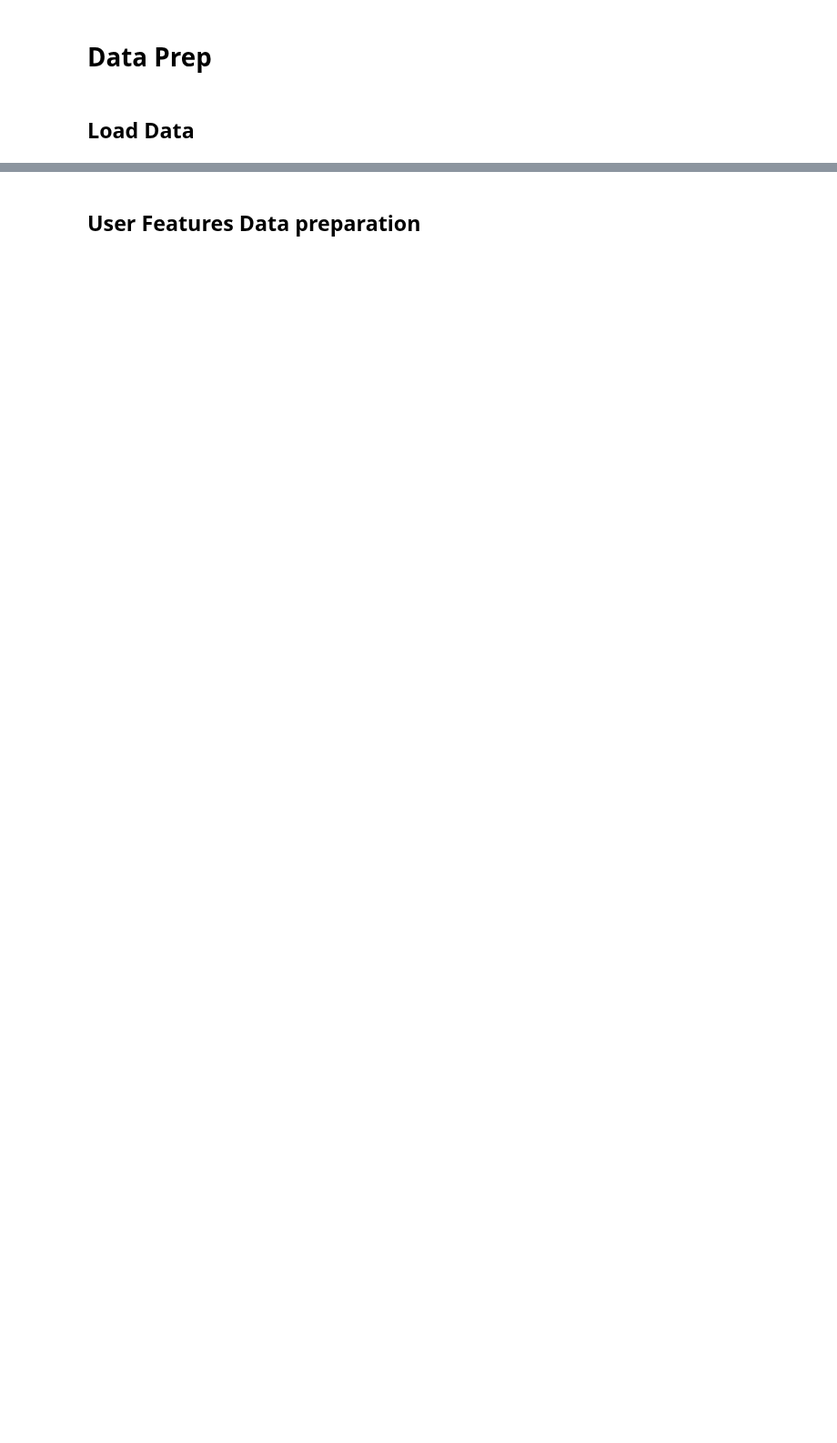
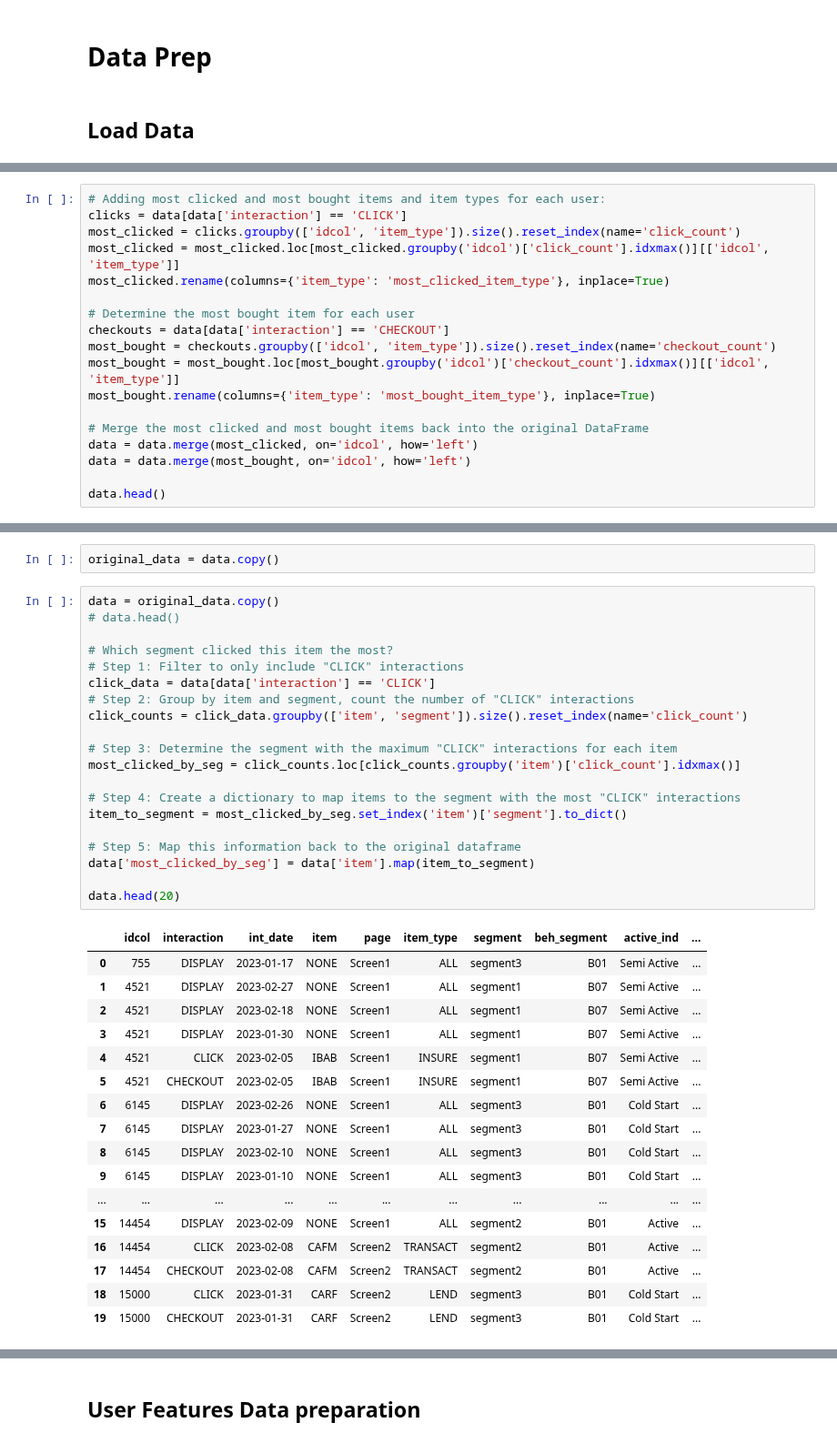
Before and after one commit to lizesteyn/FNBdataquest, a Jupyter notebook: LightFM_2.ipynb, the cells around one changed output, grey strips where cells are left out. Shown at 91% size. Drawn from its saved outputs; the diff is of its cells as text; blank space fills up the shorter version.

```diff
--- a/LightFM_2.ipynb
+++ b/LightFM_2.ipynb
@@ -71,0 +187,18 @@ dtype: int64
+# %%
+# Adding most clicked and most bought items and item types for each user:
+clicks = data[data['interaction'] == 'CLICK']
+most_clicked = clicks.groupby(['idcol', 'item_type']).size().reset_index(name='click_count')
+most_clicked = most_clicked.loc[most_clicked.groupby('idcol')['click_count'].idxmax()][['idcol', 'item_type']]
+most_clicked.rename(columns={'item_type': 'most_clicked_item_type'}, inplace=True)
+
+# Determine the most bought item for each user
+checkouts = data[data['interaction'] == 'CHECKOUT']
+most_bought = checkouts.groupby(['idcol', 'item_type']).size().reset_index(name='checkout_count')
+most_bought = most_bought.loc[most_bought.groupby('idcol')['checkout_count'].idxmax()][['idcol', 'item_type']]
+most_bought.rename(columns={'item_type': 'most_bought_item_type'}, inplace=True)
+
+# Merge the most clicked and most bought items back into the original DataFrame
+data = data.merge(most_clicked, on='idcol', how='left')
+data = data.merge(most_bought, on='idcol', how='left')
+
+data.head()
@@ -71,0 +290,40 @@ dtype: int64
+# %%
+original_data = data.copy()
+# %%
+data = original_data.copy()
+# data.head()
+
+# Which segment clicked this item the most?
+# Step 1: Filter to only include "CLICK" interactions
+click_data = data[data['interaction'] == 'CLICK']
+# Step 2: Group by item and segment, count the number of "CLICK" interactions
+click_counts = click_data.groupby(['item', 'segment']).size().reset_index(name='click_count')
+
+# Step 3: Determine the segment with the maximum "CLICK" interactions for each item
+most_clicked_by_seg = click_counts.loc[click_counts.groupby('item')['click_count'].idxmax()]
+
+# Step 4: Create a dictionary to map items to the segment with the most "CLICK" interactions
+item_to_segment = most_clicked_by_seg.set_index('item')['segment'].to_dict()
+
+# Step 5: Map this information back to the original dataframe
+data['most_clicked_by_seg'] = data['item'].map(item_to_segment)
+
+data.head(20)
+# %% [output]
+|  | idcol | interaction | int_date | item | page | item_type | segment | beh_segment | active_ind | ... |
+| 0 | 755 | DISPLAY | 2023-01-17 | NONE | Screen1 | ALL | segment3 | B01 | Semi Active | ... |
+| 1 | 4521 | DISPLAY | 2023-02-27 | NONE | Screen1 | ALL | segment1 | B07 | Semi Active | ... |
+| 2 | 4521 | DISPLAY | 2023-02-18 | NONE | Screen1 | ALL | segment1 | B07 | Semi Active | ... |
+| 3 | 4521 | DISPLAY | 2023-01-30 | NONE | Screen1 | ALL | segment1 | B07 | Semi Active | ... |
+| 4 | 4521 | CLICK | 2023-02-05 | IBAB | Screen1 | INSURE | segment1 | B07 | Semi Active | ... |
+| 5 | 4521 | CHECKOUT | 2023-02-05 | IBAB | Screen1 | INSURE | segment1 | B07 | Semi Active | ... |
+| 6 | 6145 | DISPLAY | 2023-02-26 | NONE | Screen1 | ALL | segment3 | B01 | Cold Start | ... |
+| 7 | 6145 | DISPLAY | 2023-01-27 | NONE | Screen1 | ALL | segment3 | B01 | Cold Start | ... |
+| 8 | 6145 | DISPLAY | 2023-02-10 | NONE | Screen1 | ALL | segment3 | B01 | Cold Start | ... |
+| 9 | 6145 | DISPLAY | 2023-01-10 | NONE | Screen1 | ALL | segment3 | B01 | Cold Start | ... |
+| ... | ... | ... | ... | ... | ... | ... | ... | ... | ... | ... |
+| 15 | 14454 | DISPLAY | 2023-02-09 | NONE | Screen1 | ALL | segment2 | B01 | Active | ... |
+| 16 | 14454 | CLICK | 2023-02-08 | CAFM | Screen2 | TRANSACT | segment2 | B01 | Active | ... |
+| 17 | 14454 | CHECKOUT | 2023-02-08 | CAFM | Screen2 | TRANSACT | segment2 | B01 | Active | ... |
+| 18 | 15000 | CLICK | 2023-01-31 | CARF | Screen2 | LEND | segment3 | B01 | Cold Start | ... |
+| 19 | 15000 | CHECKOUT | 2023-01-31 | CARF | Screen2 | LEND | segment3 | B01 | Cold Start | ... |
```
Also changed, not shown: parts of 50 cells of this notebook.
